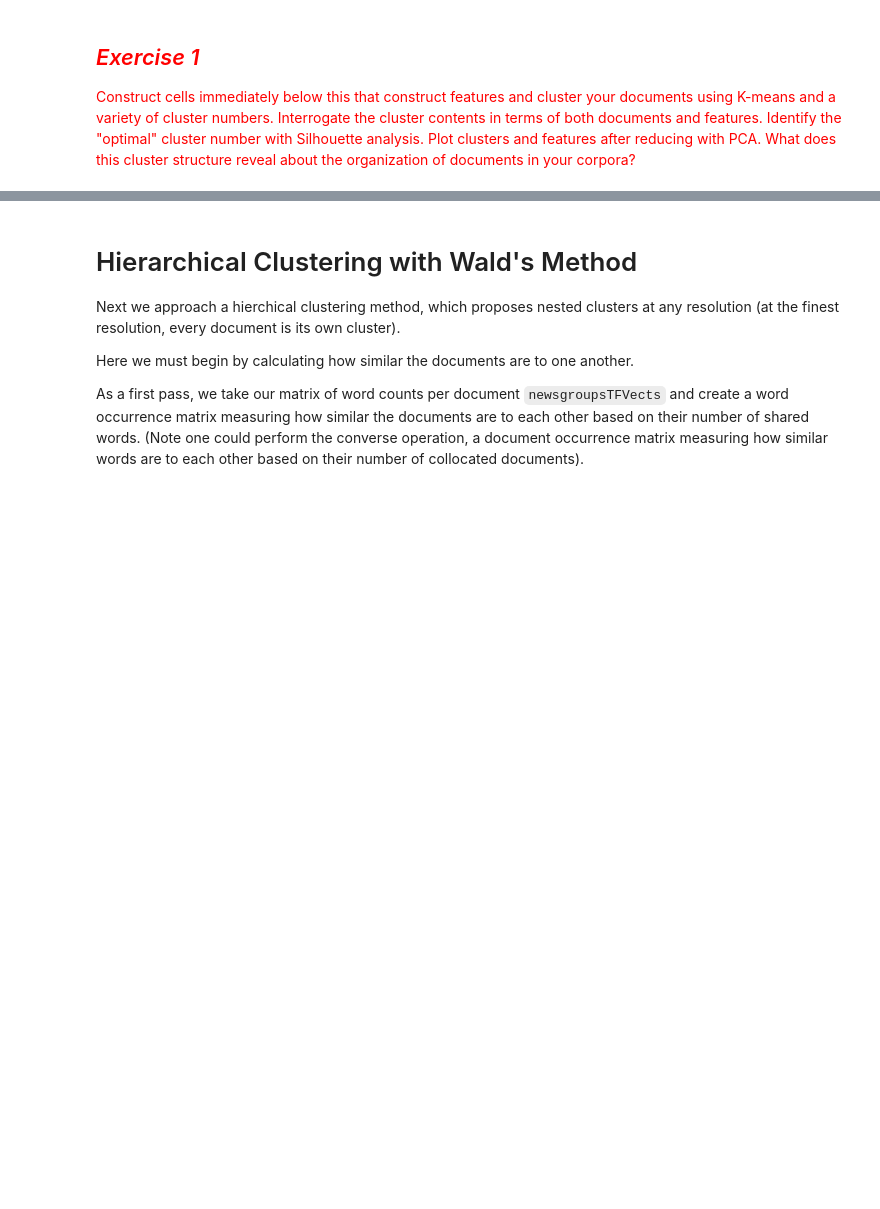
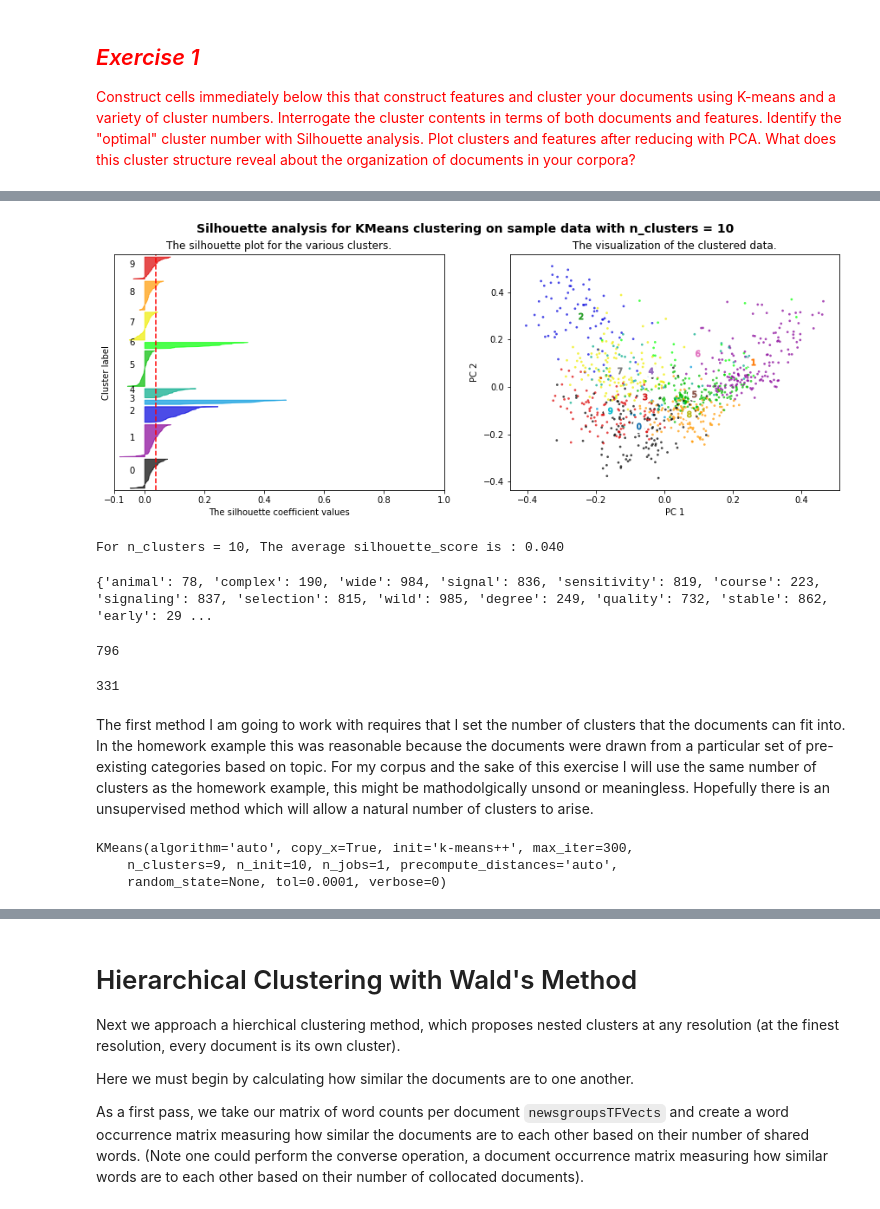
Before and after one commit to TimothyElder/content-analysis-2018, a Jupyter notebook: 3-Clustering-and-Topic-Modeling/3-Clustering-and-Topic-Modeling.ipynb, the cells around one changed output, grey strips where cells are left out. Drawn from its saved outputs; the diff is of its cells as text; code cells hidden in the pictures; blank space fills up the shorter version.

```diff
--- a/3-Clustering-and-Topic-Modeling/3-Clustering-and-Topic-Modeling.ipynb
+++ b/3-Clustering-and-Topic-Modeling/3-Clustering-and-Topic-Modeling.ipynb
@@ -812,0 +721,30 @@ SyntaxError: invalid syntax (<ipython-input-63-37099514d2c9>, line 8)
+# %%
+X = plosTFVects.toarray()
+plotSilhouette(10, X)
+# %% [output]
+[figure, added]
+For n_clusters = 10, The average silhouette_score is : 0.040
+# %%
+print(plosTFVectorizer.vocabulary_)
+# %% [output]
+{'animal': 78, 'complex': 190, 'wide': 984, 'signal': 836, 'sensitivity': 819, 'course': 223, 'signaling': 837, 'selection': 815, 'wild': 985, 'degree': 249, 'quality': 732, 'stable': 862, 'early': 29 ...
+# %%
+#similar as to what was done above this allows us to see what a words indices are in the matrix, but thematrix is so much smaller now that the value given will be much smaller than the possible ones above.
+try:
+    print(plosTFVectorizer.vocabulary_['risk'])
+except KeyError:
+    print('vector is missing')
+    print('The available words are: {} ...'.format(list(plosTFVectorizer.vocabulary_.keys())[:20]))
+# %% [output]
+796
+# %%
+#similar as to what was done above this allows us to see what a words indices are in the matrix, but thematrix is so much smaller now that the value given will be much smaller than the possible ones above.
+try:
+    print(plosTFVectorizer.vocabulary_['experimental'])
+except KeyError:
+    print('vector is missing')
+    print('The available words are: {} ...'.format(list(plosTFVectorizer.vocabulary_.keys())[:]))
+# %% [output]
+331
+# %% [markdown]
+The first method I am going to work with requires that I set the number of clusters that the documents can fit into. In the homework example this was reasonable because the documents were drawn from a particular set of pre-existing categories based on topic. For my corpus and the sake of this exercise I will use the same number of clusters as the homework example, this might be mathodolgically unsond or meaningless. Hopefully there is an unsupervised method which will allow a natural number of clusters to arise.
@@ -812,0 +756,7 @@ SyntaxError: invalid syntax (<ipython-input-63-37099514d2c9>, line 8)
+# %%
+#this calculates the clusters
+km.fit(plosTFVects)
+# %% [output]
+KMeans(algorithm='auto', copy_x=True, init='k-means++', max_iter=300,
+    n_clusters=9, n_init=10, n_jobs=1, precompute_distances='auto',
+    random_state=None, tol=0.0001, verbose=0)
```
Also changed, not shown: parts of 102 cells of this notebook.
